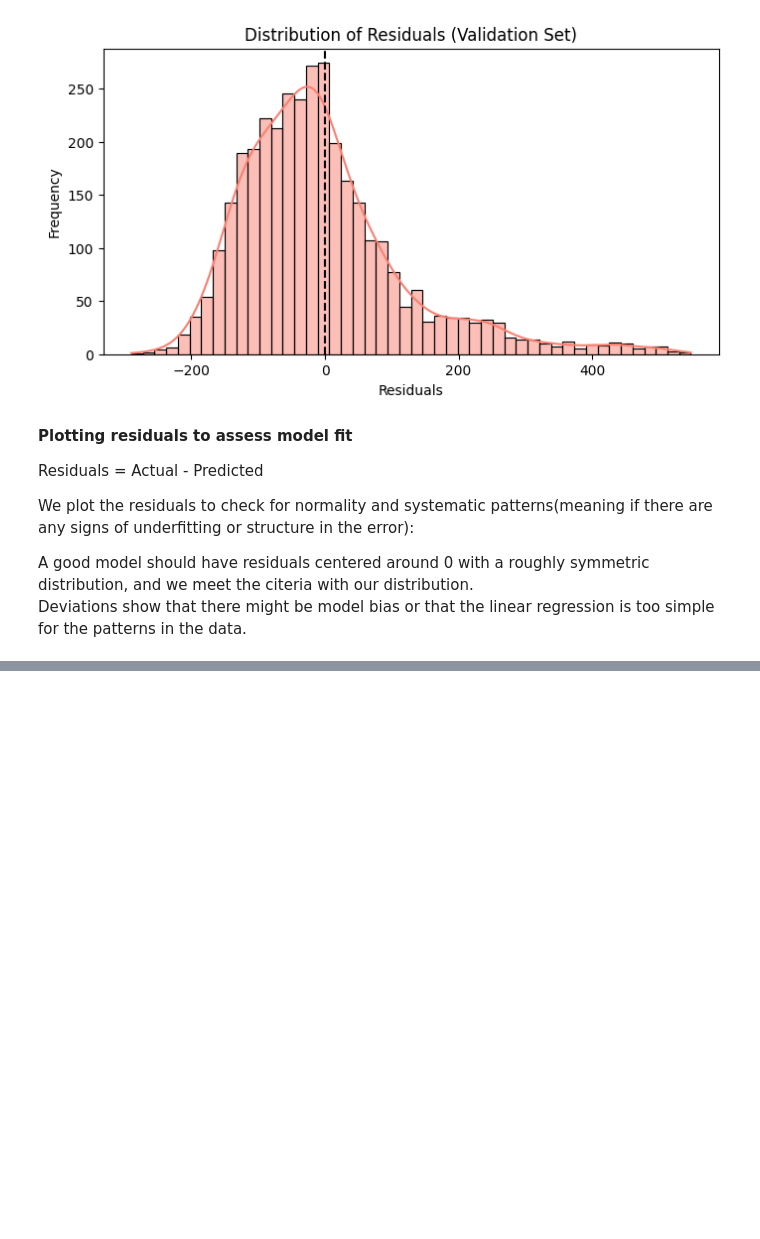
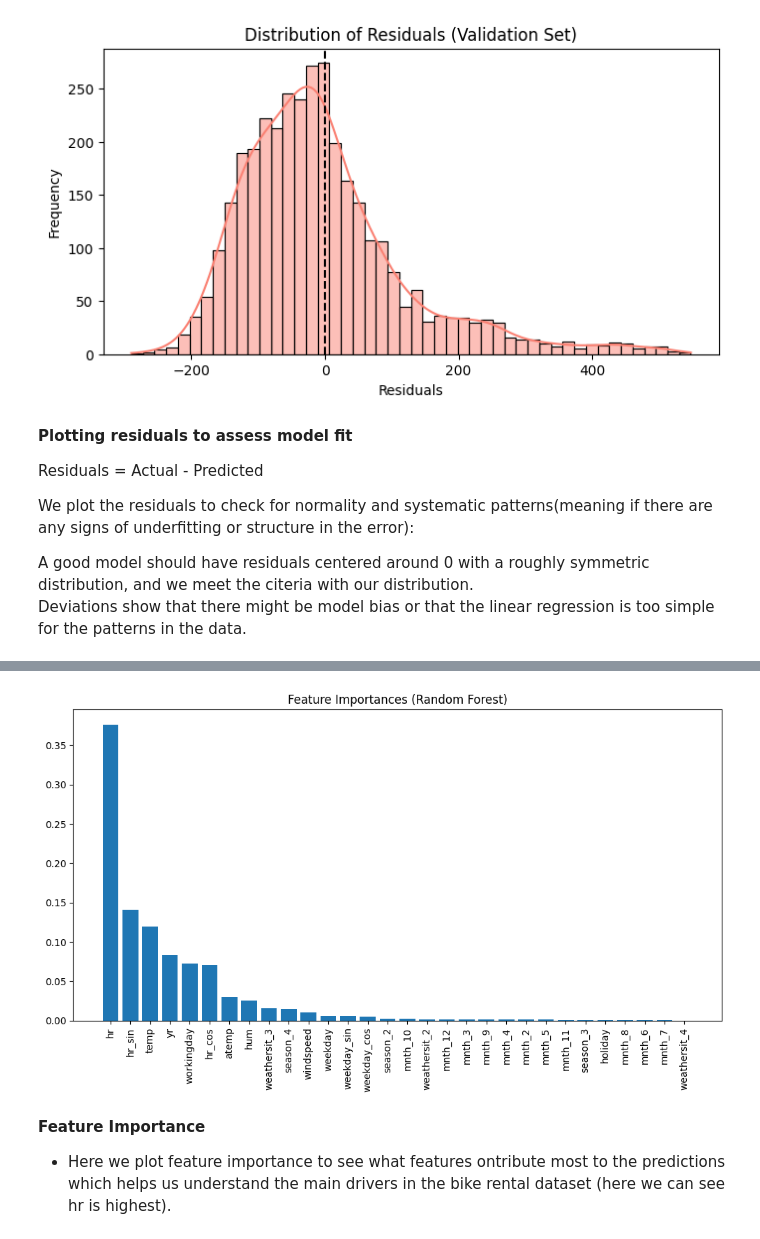
Before and after one commit to FaresQaddoumi/ML-fundamentals-2025, a Jupyter notebook: assignment_2_Fares_AlQadoumi.ipynb, the cells around one changed output, grey strips where cells are left out. Cells and saved outputs as stored; diff of their text form; code cells hidden in the pictures; blank space fills up the shorter version.

```diff
--- a/assignment_2_Fares_AlQadoumi.ipynb
+++ b/assignment_2_Fares_AlQadoumi.ipynb
@@ -319,0 +335,6 @@ Deviations show that there might be model bias or that the linear regression is
+# %%
+from sklearn.ensemble import RandomForestRegressor
+
+# Initialize Random Forest with 100 trees and with no depth limit
+rf_model = RandomForestRegressor(n_estimators=100, random_state=42)
+rf_model.fit(X_train, y_train)
@@ -319,0 +369,21 @@ Deviations show that there might be model bias or that the linear regression is
+# %%
+import matplotlib.pyplot as plt
+import numpy as np
+
+# Get feature importance
+importances = rf_model.feature_importances_
+indices = np.argsort(importances)[::-1]
+features = X_train.columns
+
+
+plt.figure(figsize=(10, 6))
+plt.title("Feature Importances (Random Forest)")
+plt.bar(range(len(importances)), importances[indices], align="center")
+plt.xticks(range(len(importances)), features[indices], rotation=90)
+plt.tight_layout()
+plt.show()
+# %% [output]
+[figure, added]
+# %% [markdown]
+**Feature Importance**
+- Here we plot feature importance to see what features ontribute most to the predictions which helps us understand the main drivers in the bike rental dataset (here we can see hr is highest).
```
Also changed, not shown: parts of 15 cells of this notebook.
